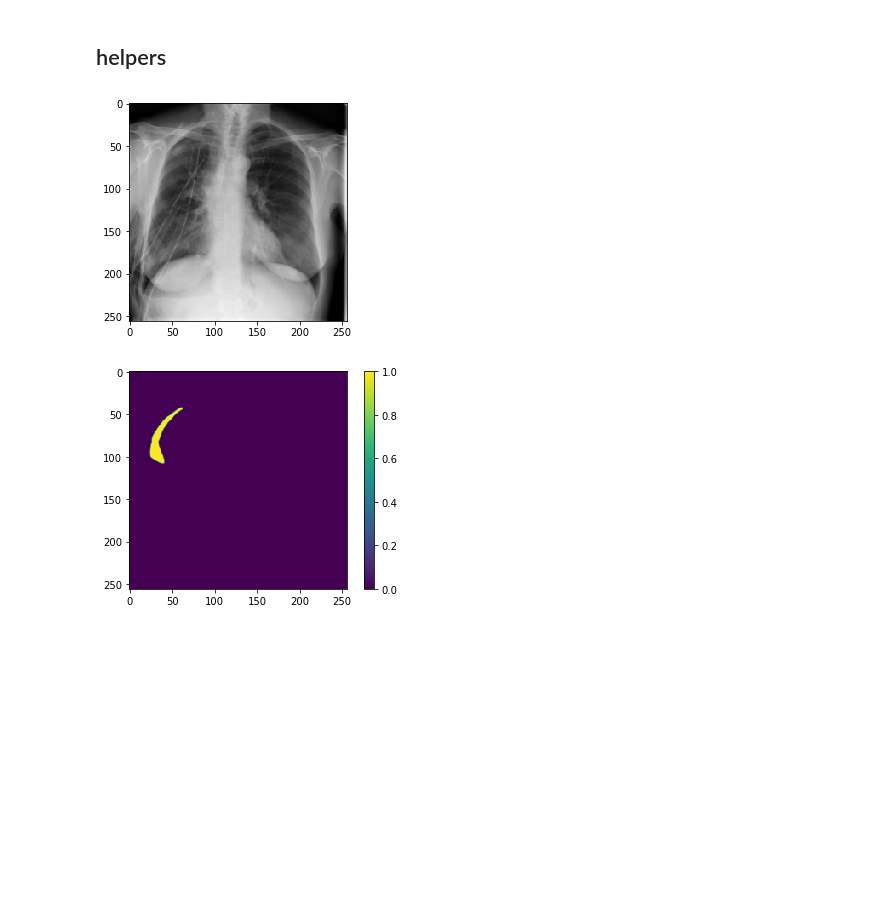
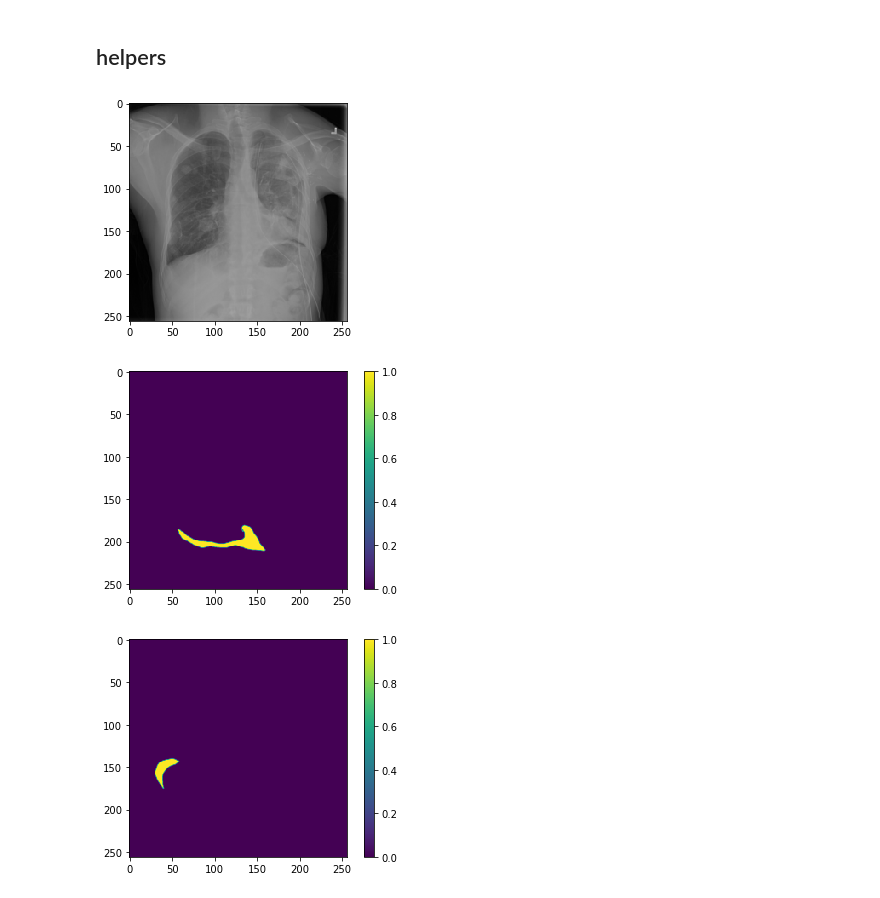
Before and after one commit to xiedidan/siim-pneumothorax, a Jupyter notebook: maskrcnn.ipynb, the cells around one changed output. Saved outputs shown, nothing was run; the diff lists cells and outputs as text; code cells hidden in the pictures; blank space fills up the shorter version.

Commit message:
maskrcnn with multiple masks in one sample

```diff
--- a/maskrcnn.ipynb
+++ b/maskrcnn.ipynb
@@ -367,22 +372,31 @@ def train_one_epoch(model, optimizer, data_loader, device, epoch, print_freq):
 # %%
 dataset_train = SIIM_MaskRCNN_Dataset(
     os.path.join(data_path, "train-rle.csv"),
-    os.path.join(data_path, 'train_png')
+    os.path.join(data_path, 'train_png'),
+    os.path.join(data_path, 'SIIM_5-FOLD_POS'),
+    fold=0,
+    phrase='train'
 )
 # %%
-# let load and watch some sample
+# let's load and watch some sample
 
-img, target = dataset_train[0]
+for data in dataset_train:
+    img, target = data
 
-plt.imshow(img.numpy().transpose((1, 2, 0)))
-plt.show()
+    if target['masks'].shape[0] > 1:
+        plt.imshow(img.numpy().transpose((1, 2, 0)))
+        plt.show()
 
-plt.imshow(target['masks'][0])
-plt.colorbar()
-plt.show()
+        for mask in target['masks']:
+            plt.imshow(mask)
+            plt.colorbar()
+            plt.show()
+
+        break
 # %% [output]
-[figure, old version]
+[figure, new version]
-[figure, old version]
+[figure, new version]
+[figure, added]
 # %%
 # create mask rcnn model
 num_classes = 2
```
Also changed, not shown: parts of 4 cells of this notebook, 2 other files.
